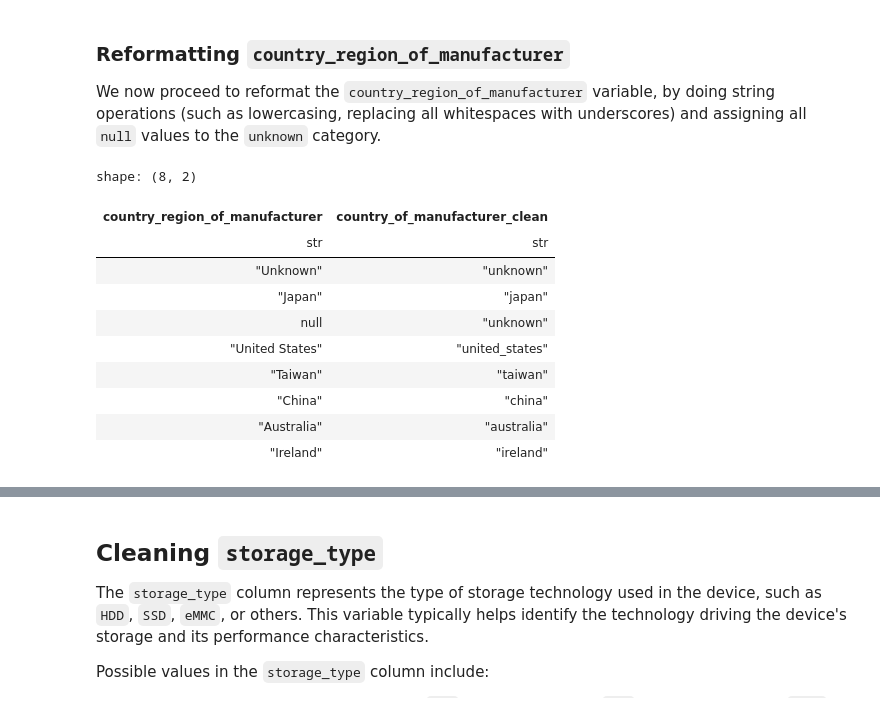
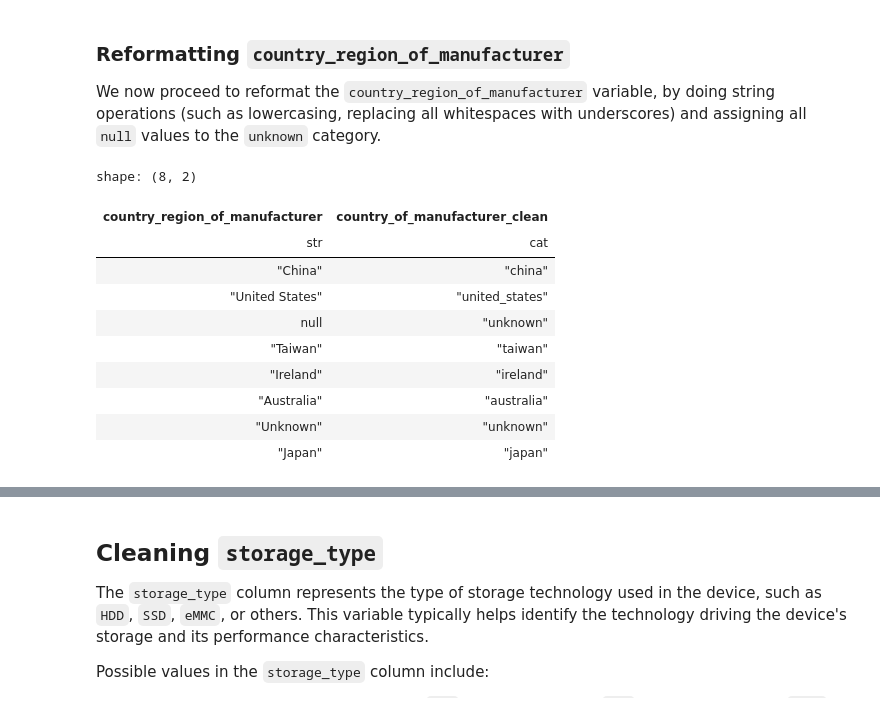
Before and after one commit to jxareas/laptop-price-catboost, a Jupyter notebook: notebooks/laptop_data_cleansing.ipynb, the cells around one changed output, grey strips where cells are left out. Cells and saved outputs as stored; diff of their text form; code cells hidden in the pictures.

```diff
--- a/notebooks/laptop_data_cleansing.ipynb
+++ b/notebooks/laptop_data_cleansing.ipynb
@@ -1982,6 +2053,7 @@ df = df.with_columns(
     # Extract the unit of the processor speed (GHz, MHz, or unknown)
     pl.col('processor_speed')
     .map_elements(function=extract_processor_speed_unit, skip_nulls=False, return_dtype=pl.String)  # Extract unit part
+    .cast(pl.Enum(['unknown', 'MHz', 'GHz'])) # Cast to enum data type
     .alias('processor_speed_unit_clean')
 )
 # %%
@@ -2100,6 +2172,7 @@ def map_laptop_type(type_str: str) -> str:
 df = df.with_columns(
     pl.col('type')
     .map_elements(map_laptop_type, skip_nulls=False, return_dtype=pl.Utf8)  # Map the function to the 'Type' column
+    .cast(pl.Categorical) # Casting to categorical data type
     .alias('laptop_type_clean')  # Create the new column
 )
 # %%
@@ -2398,6 +2471,7 @@ df = df.with_columns(
     .str.to_lowercase()  # Convert the string to lowercase
     .str.replace_all(r'\s+', '_')  # Replace spaces with underscores
     .str.replace_all(r'[^a-z0-9_]', '')  # Remove non-alphanumeric characters (except underscores)
+    .cast(pl.Categorical) # Casting to categorical data type
     .alias('model_clean')  # Create a new column with the cleaned model names
 )
 
@@ -2511,6 +2602,7 @@ def map_os_type(os: str) -> str:
 df = df.with_columns(
     pl.col("os")  # Select the OS column
     .map_elements(map_os_type, skip_nulls=False, return_dtype=pl.Utf8)  # Apply the function using map_elements
+    .cast(pl.Enum(['unknown', 'other', 'mac', 'android', 'chrome', 'windows', 'linux'])) # Casting to enum data type
     .alias("os_clean")  # Create a new column with the mapped values
 )
 
@@ -2629,29 +2719,30 @@ We now proceed to reformat the `country_region_of_manufacturer` variable, by doi
 # %%
 df = df.with_columns(
     pl.col('country_region_of_manufacturer')
     .str.to_lowercase()  # Convert all text to lowercase
     .str.replace_all(r'\s+', '_')  # Replace all whitespaces with underscores
     .fill_null('unknown')  # Replace null values with 'unknown'
+    .cast(pl.Categorical) # Casting to categorical data type
     .alias('country_of_manufacturer_clean')  # Save as a new column
 )
 
 df.select(
     'country_region_of_manufacturer', 'country_of_manufacturer_clean'
 ).unique(
     subset='country_region_of_manufacturer'
 )
 # %% [output]
 shape: (8, 2)
 | country_region_of_manufacturer | country_of_manufacturer_clean |
-| str | str |
+| str | cat |
+| "China" | "china" |
+| "United States" | "united_states" |
+| null | "unknown" |
+| "Taiwan" | "taiwan" |
+| "Ireland" | "ireland" |
+| "Australia" | "australia" |
 | "Unknown" | "unknown" |
 | "Japan" | "japan" |
-| null | "unknown" |
-| "United States" | "united_states" |
-| "Taiwan" | "taiwan" |
-| "China" | "china" |
-| "Australia" | "australia" |
-| "Ireland" | "ireland" |
 # %%
 # Country of manufacturer cleaned value counts and their proportion.
 value_counts_with_proportion(df['country_of_manufacturer_clean'])
```
Also changed, not shown: parts of 65 cells of this notebook, 6 other files.
